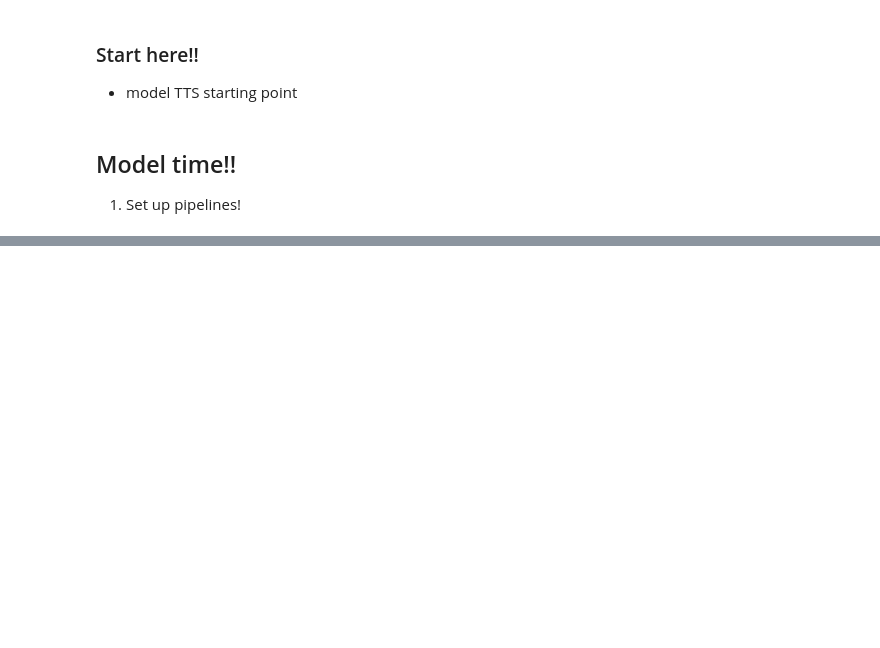
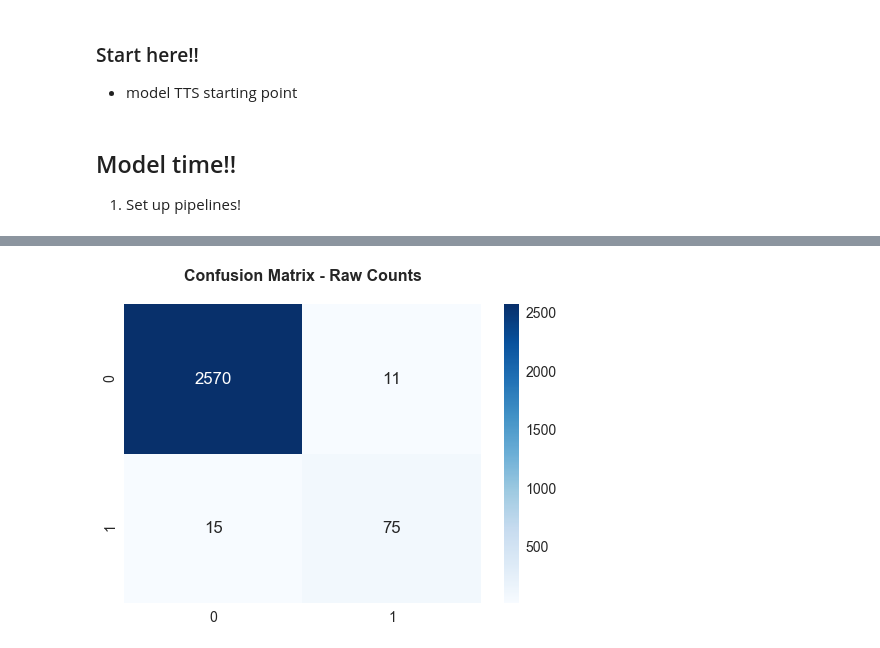
Before and after one commit to jquella/DSI_capstone, a Jupyter notebook: model_v1.ipynb, the cells around one changed output, grey strips where cells are left out. Drawn from its saved outputs; the diff is of its cells as text; code cells hidden in the pictures; blank space fills up the shorter version.

```diff
--- a/model_v1.ipynb
+++ b/model_v1.ipynb
@@ -89,0 +277,2 @@ Hold shape (833, 57)
+# %%
+model = LogisticRegressionCV(random_state=64)
@@ -89,0 +363,35 @@ Hold shape (833, 57)
+# %%
+# set columns to do FEs on
+num_cols = list(X_train.columns[:46])
+cat_cols = list(X_train.columns[46:])
+
+# set which model I'm going to use
+model = RandomForestClassifier(random_state=64)
+
+
+## set up the feature pipelines for numerical and categorical columns
+num_pipe = Pipeline([
+    ('fe', FeatureExtractor(num_cols)),
+    ('ss', StandardScaler())
+])
+
+cat_pipe = Pipeline([
+    ('fe', FeatureExtractor(cat_cols))
+])
+
+
+## set up final pipeline with Feature Union
+pipeline = Pipeline([
+    ('union', FeatureUnion(
+        transformer_list=[
+
+            ('nums', num_pipe),
+
+            ('onehots', cat_pipe)
+        ])),
+    ('model', model)
+])
+
+
+## fit the model to the training data
+pipeline.fit(X_train, y_train)
@@ -89,0 +620,7 @@ Hold shape (833, 57)
+# %%
+# raw num
+sns.set(font_scale=1.4)
+sns.heatmap(confusion_matrix(y_test, pipeline.predict(X_test)), cmap='Blues', annot=True, fmt='d');
+plt.title('Confusion Matrix - Raw Counts\n', fontsize=16, weight='bold');
+# %% [output]
+[figure, added]
```
Also changed, not shown: parts of 88 cells of this notebook, 5 other files.
